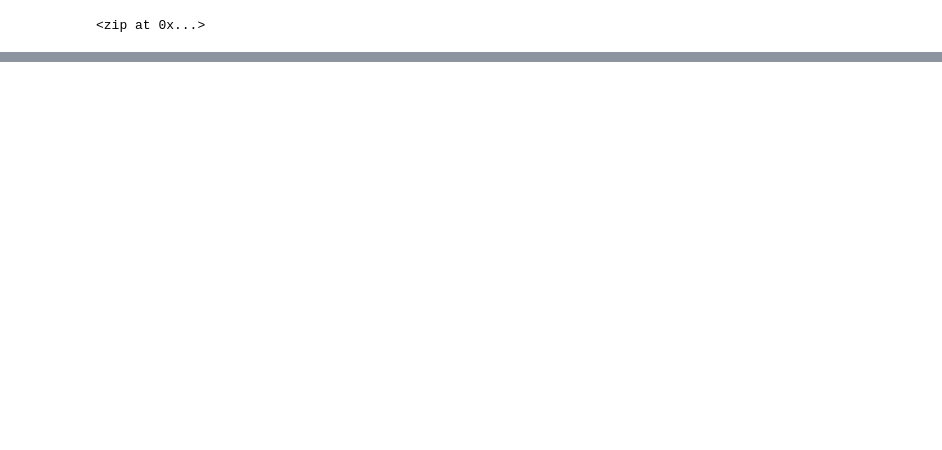
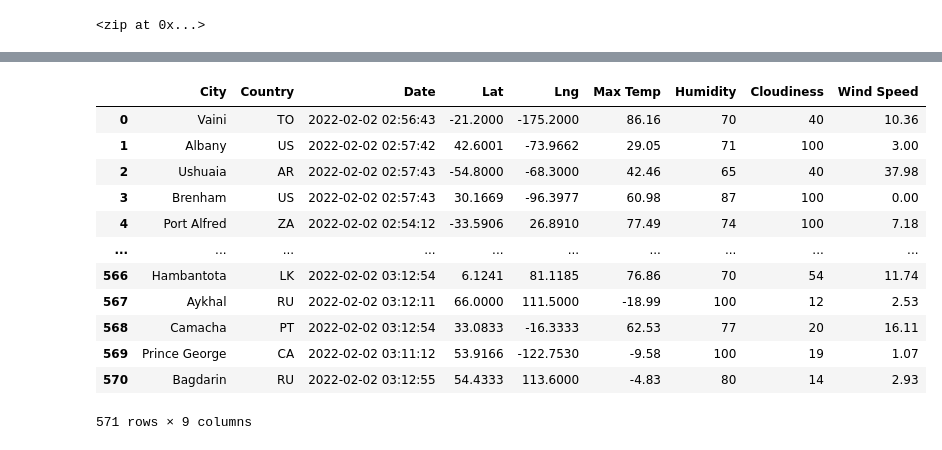
Before and after one commit to Rohansalwi/World_Weather_Analysis, a Jupyter notebook: WeatherPy.ipynb, the cells around one changed output, grey strips where cells are left out. Drawn from its saved outputs; the diff is of its cells as text; code cells hidden in the pictures; blank space fills up the shorter version.

```diff
--- a/WeatherPy.ipynb
+++ b/WeatherPy.ipynb
@@ -31,0 +40,2 @@ len(cities)
+# %%
+url = "http://api.openweathermap.org/data/2.5/weather?units=Imperial&APPID=" + weather_api_key
@@ -31,0 +121,4 @@ len(cities)
+# %%
+# Convert the array of dictionaries to a Pandas DataFrame.
+city_data_df = pd.DataFrame(city_data)
+city_data_df.head(10)
@@ -31,0 +137,20 @@ len(cities)
+# %%
+new_column_order =["City", "Country", "Date","Lat","Lng","Max Temp","Humidity","Cloudiness","Wind Speed"]
+# %%
+city_data_df=city_data_df[new_column_order]
+# %%
+city_data_df
+# %% [output]
+|  | City | Country | Date | Lat | Lng | Max Temp | Humidity | Cloudiness | Wind Speed |
+| 0 | Vaini | TO | 2022-02-02 02:56:43 | -21.2000 | -175.2000 | 86.16 | 70 | 40 | 10.36 |
+| 1 | Albany | US | 2022-02-02 02:57:42 | 42.6001 | -73.9662 | 29.05 | 71 | 100 | 3.00 |
+| 2 | Ushuaia | AR | 2022-02-02 02:57:43 | -54.8000 | -68.3000 | 42.46 | 65 | 40 | 37.98 |
+| 3 | Brenham | US | 2022-02-02 02:57:43 | 30.1669 | -96.3977 | 60.98 | 87 | 100 | 0.00 |
+| 4 | Port Alfred | ZA | 2022-02-02 02:54:12 | -33.5906 | 26.8910 | 77.49 | 74 | 100 | 7.18 |
+| ... | ... | ... | ... | ... | ... | ... | ... | ... | ... |
+| 566 | Hambantota | LK | 2022-02-02 03:12:54 | 6.1241 | 81.1185 | 76.86 | 70 | 54 | 11.74 |
+| 567 | Aykhal | RU | 2022-02-02 03:12:11 | 66.0000 | 111.5000 | -18.99 | 100 | 12 | 2.53 |
+| 568 | Camacha | PT | 2022-02-02 03:12:54 | 33.0833 | -16.3333 | 62.53 | 77 | 20 | 16.11 |
+| 569 | Prince George | CA | 2022-02-02 03:11:12 | 53.9166 | -122.7530 | -9.58 | 100 | 19 | 1.07 |
+| 570 | Bagdarin | RU | 2022-02-02 03:12:55 | 54.4333 | 113.6000 | -4.83 | 80 | 14 | 2.93 |
+571 rows × 9 columns
```
Also changed, not shown: parts of 6 cells of this notebook, 1 other file.
